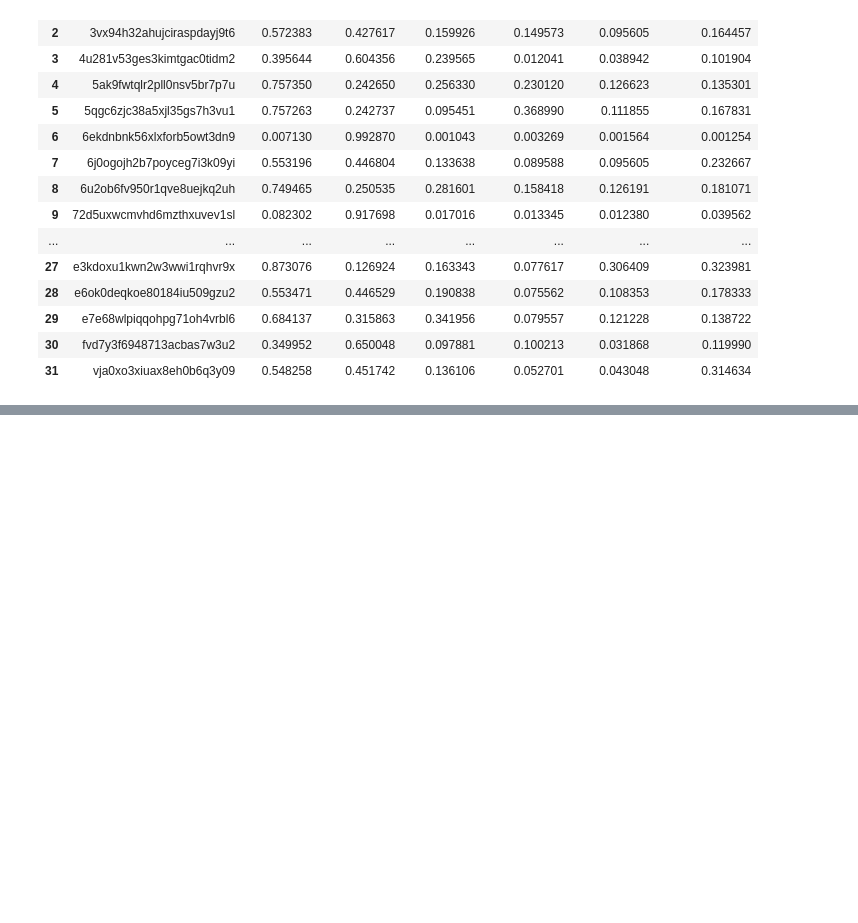
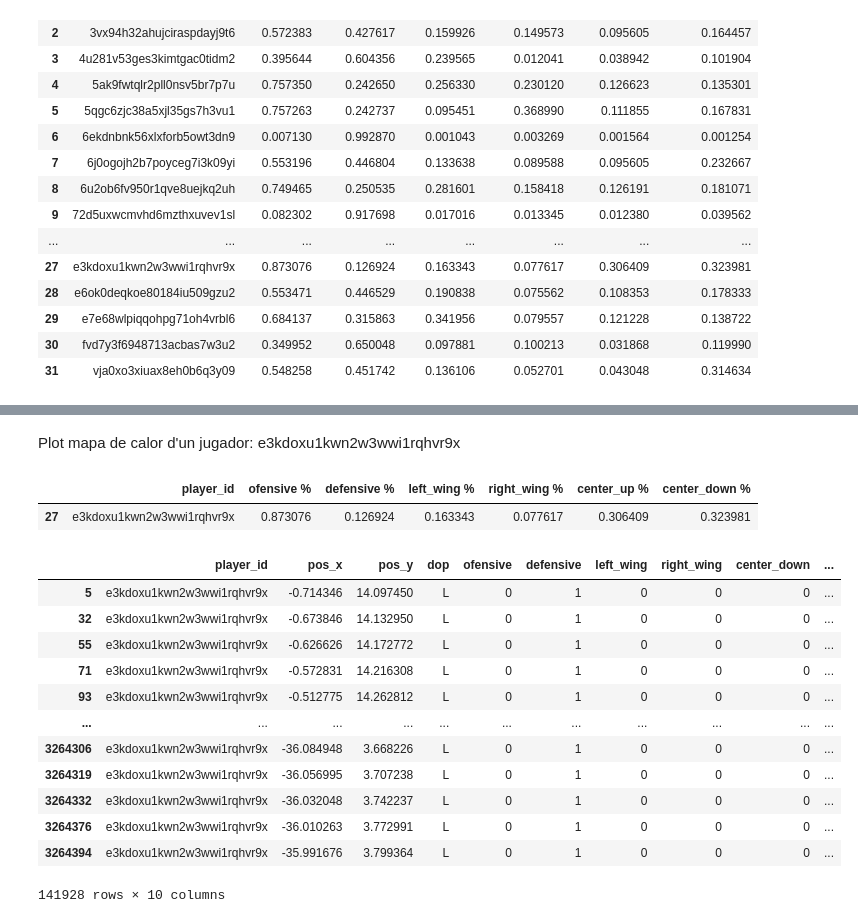
Before and after one commit to GabrielGausachs/OptaChallenge_Clustering_Player_Styles, a Jupyter notebook: utils/testing_tracking.ipynb, the cells around one changed output, grey strips where cells are left out. Drawn from its saved outputs; the diff is of its cells as text; code cells hidden in the pictures; blank space fills up the shorter version.

```diff
--- a/utils/testing_tracking.ipynb
+++ b/utils/testing_tracking.ipynb
@@ -315,0 +320,23 @@ df_tracking
+# %% [markdown]
+Plot mapa de calor d'un jugador: e3kdoxu1kwn2w3wwi1rqhvr9x
+# %%
+player_pct = pos_pct_total[pos_pct_total['player_id']=='e3kdoxu1kwn2w3wwi1rqhvr9x']
+player_pos = df_pos[df_pos['player_id']=='e3kdoxu1kwn2w3wwi1rqhvr9x']
+display(player_pct)
+display(player_pos)
+# %% [output]
+|  | player_id | ofensive % | defensive % | left_wing % | right_wing % | center_up % | center_down % |
+| 27 | e3kdoxu1kwn2w3wwi1rqhvr9x | 0.873076 | 0.126924 | 0.163343 | 0.077617 | 0.306409 | 0.323981 |
+|  | player_id | pos_x | pos_y | dop | ofensive | defensive | left_wing | right_wing | center_down | ... |
+| 5 | e3kdoxu1kwn2w3wwi1rqhvr9x | -0.714346 | 14.097450 | L | 0 | 1 | 0 | 0 | 0 | ... |
+| 32 | e3kdoxu1kwn2w3wwi1rqhvr9x | -0.673846 | 14.132950 | L | 0 | 1 | 0 | 0 | 0 | ... |
+| 55 | e3kdoxu1kwn2w3wwi1rqhvr9x | -0.626626 | 14.172772 | L | 0 | 1 | 0 | 0 | 0 | ... |
+| 71 | e3kdoxu1kwn2w3wwi1rqhvr9x | -0.572831 | 14.216308 | L | 0 | 1 | 0 | 0 | 0 | ... |
+| 93 | e3kdoxu1kwn2w3wwi1rqhvr9x | -0.512775 | 14.262812 | L | 0 | 1 | 0 | 0 | 0 | ... |
+| ... | ... | ... | ... | ... | ... | ... | ... | ... | ... | ... |
+| 3264306 | e3kdoxu1kwn2w3wwi1rqhvr9x | -36.084948 | 3.668226 | L | 0 | 1 | 0 | 0 | 0 | ... |
+| 3264319 | e3kdoxu1kwn2w3wwi1rqhvr9x | -36.056995 | 3.707238 | L | 0 | 1 | 0 | 0 | 0 | ... |
+| 3264332 | e3kdoxu1kwn2w3wwi1rqhvr9x | -36.032048 | 3.742237 | L | 0 | 1 | 0 | 0 | 0 | ... |
+| 3264376 | e3kdoxu1kwn2w3wwi1rqhvr9x | -36.010263 | 3.772991 | L | 0 | 1 | 0 | 0 | 0 | ... |
+| 3264394 | e3kdoxu1kwn2w3wwi1rqhvr9x | -35.991676 | 3.799364 | L | 0 | 1 | 0 | 0 | 0 | ... |
+141928 rows × 10 columns
```
Also changed, not shown: parts of 5 cells of this notebook, 2 other files.
